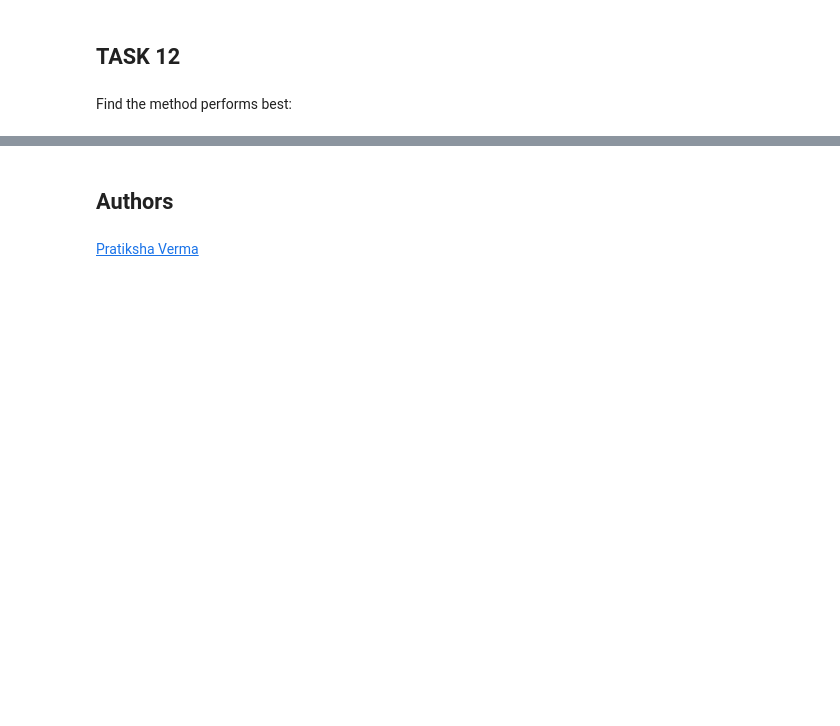
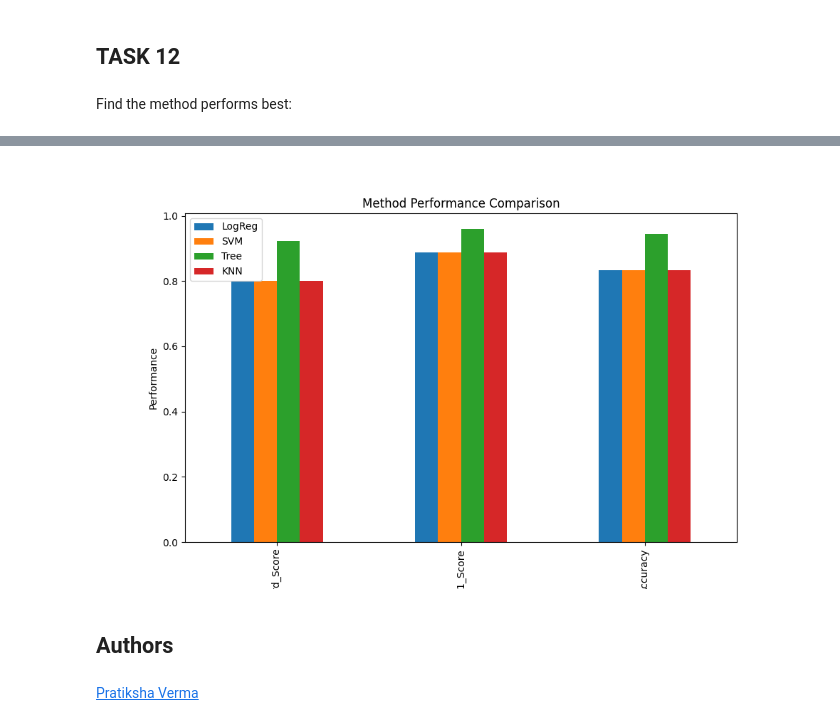
Before and after one commit to kikidylm34/Module-10-Final-Assignment, a Jupyter notebook: Predictive Analysis.ipynb, the cells around one changed output, grey strips where cells are left out. Drawn from its saved outputs; the diff is of its cells as text; code cells hidden in the pictures; blank space fills up the shorter version.

```diff
--- a/Predictive Analysis.ipynb
+++ b/Predictive Analysis.ipynb
@@ -398,3 +396,11 @@ scores
+# %%
+scores.plot(kind='bar', figsize=(10, 6), rot=90)
+plt.xlabel('Method')
+plt.ylabel('Performance')
+plt.title('Method Performance Comparison')
+plt.show()
+# %% [output]
+[figure, added]
 # %% [markdown]
 ## Authors
 # %% [markdown]
```
Also changed, not shown: parts of 5 cells of this notebook.
